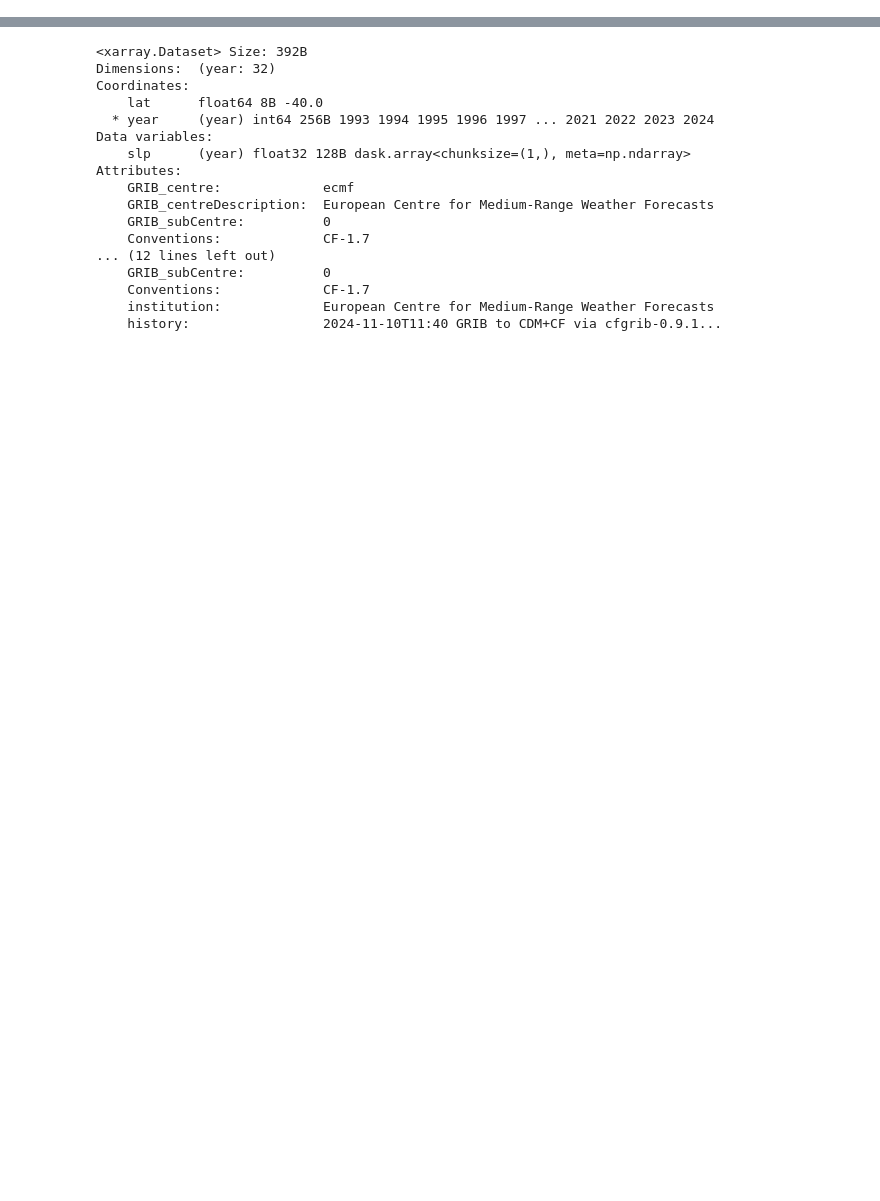
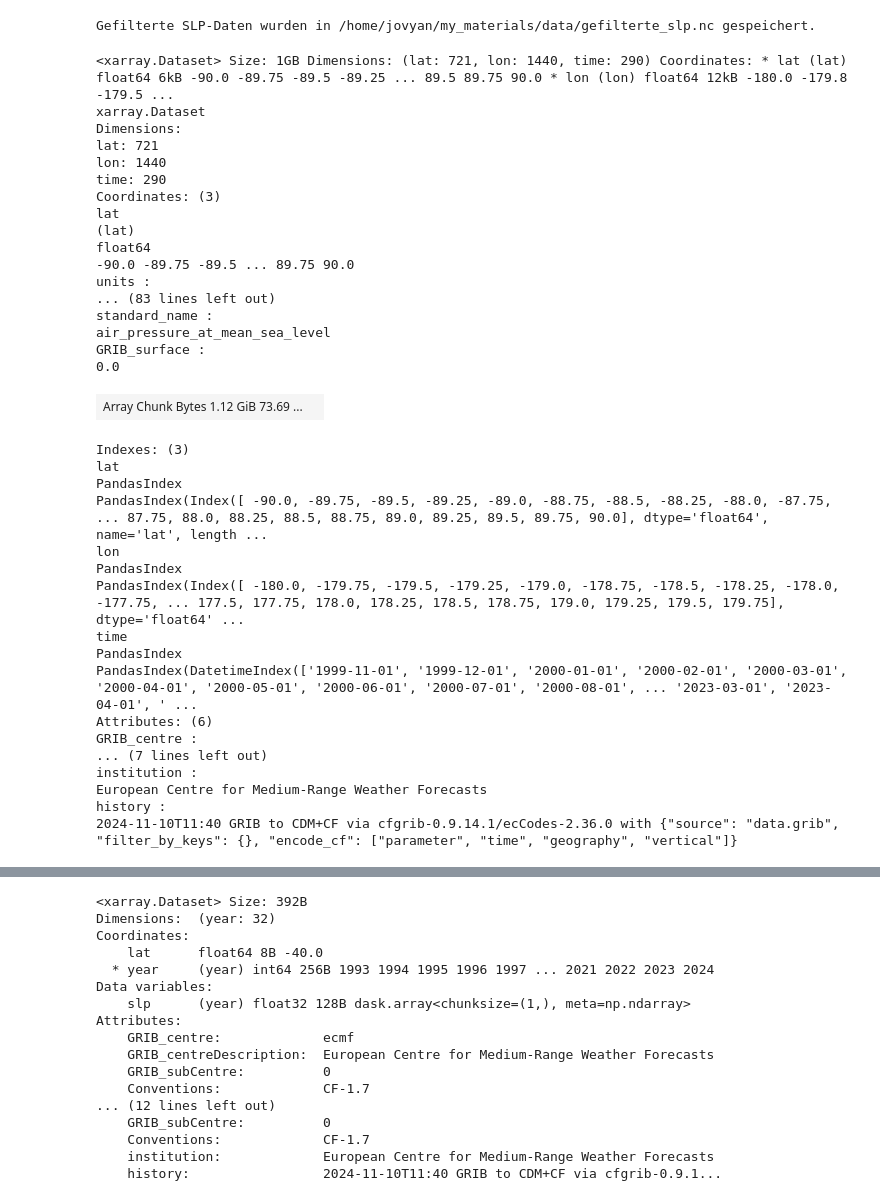
Before and after one commit to steffiwinter/pherProj, a Jupyter notebook: 02_read_slp.ipynb, the cells around one changed output, grey strips where cells are left out. Drawn from its saved outputs; the diff is of its cells as text; code cells hidden in the pictures; blank space fills up the shorter version.

```diff
--- a/02_read_slp.ipynb
+++ b/02_read_slp.ipynb
@@ -60,3 +91,55 @@ institution :
 European Centre for Medium-Range Weather Forecasts
 history :
 2024-11-10T11:40 GRIB to CDM+CF via cfgrib-0.9.14.1/ecCodes-2.36.0 with {"source": "data.grib", "filter_by_keys": {}, "encode_cf": ["parameter", "time", "geography", "vertical"]}
+# %%
+## Filterzeitraum definieren
+
+start_date = '1999-11-01'
+end_date = '2023-12-01'
+
+# Filter anwenden
+gefilterte_slp = ds_slp.sel(time=slice(start_date, end_date))
+
+# Gefilterte Daten speichern
+output_path = "/home/jovyan/my_materials/data/gefilterte_slp.nc"
+gefilterte_slp.to_netcdf(output_path)
+print(f"Gefilterte SLP-Daten wurden in {output_path} gespeichert.")
+
+gefilterte_slp
+# %% [output]
+Gefilterte SLP-Daten wurden in /home/jovyan/my_materials/data/gefilterte_slp.nc gespeichert.
+<xarray.Dataset> Size: 1GB Dimensions: (lat: 721, lon: 1440, time: 290) Coordinates: * lat (lat) float64 6kB -90.0 -89.75 -89.5 -89.25 ... 89.5 89.75 90.0 * lon (lon) float64 12kB -180.0 -179.8 -179.5 ...
+xarray.Dataset
+Dimensions:
+lat: 721
+lon: 1440
+time: 290
+Coordinates: (3)
+lat
+(lat)
+float64
+-90.0 -89.75 -89.5 ... 89.75 90.0
+units :
+... (83 lines left out)
+standard_name :
+air_pressure_at_mean_sea_level
+GRIB_surface :
+0.0
+| Array Chunk Bytes 1.12 GiB 73.69 ... |  |
+Indexes: (3)
+lat
+PandasIndex
+PandasIndex(Index([ -90.0, -89.75, -89.5, -89.25, -89.0, -88.75, -88.5, -88.25, -88.0, -87.75, ... 87.75, 88.0, 88.25, 88.5, 88.75, 89.0, 89.25, 89.5, 89.75, 90.0], dtype='float64', name='lat', length ...
+lon
+PandasIndex
+PandasIndex(Index([ -180.0, -179.75, -179.5, -179.25, -179.0, -178.75, -178.5, -178.25, -178.0, -177.75, ... 177.5, 177.75, 178.0, 178.25, 178.5, 178.75, 179.0, 179.25, 179.5, 179.75], dtype='float64' ...
+time
+PandasIndex
+PandasIndex(DatetimeIndex(['1999-11-01', '1999-12-01', '2000-01-01', '2000-02-01', '2000-03-01', '2000-04-01', '2000-05-01', '2000-06-01', '2000-07-01', '2000-08-01', ... '2023-03-01', '2023-04-01', ' ...
+Attributes: (6)
+GRIB_centre :
+... (7 lines left out)
+institution :
+European Centre for Medium-Range Weather Forecasts
+history :
+2024-11-10T11:40 GRIB to CDM+CF via cfgrib-0.9.14.1/ecCodes-2.36.0 with {"source": "data.grib", "filter_by_keys": {}, "encode_cf": ["parameter", "time", "geography", "vertical"]}
```
Also changed, not shown: parts of 19 cells of this notebook, 3 other files.
